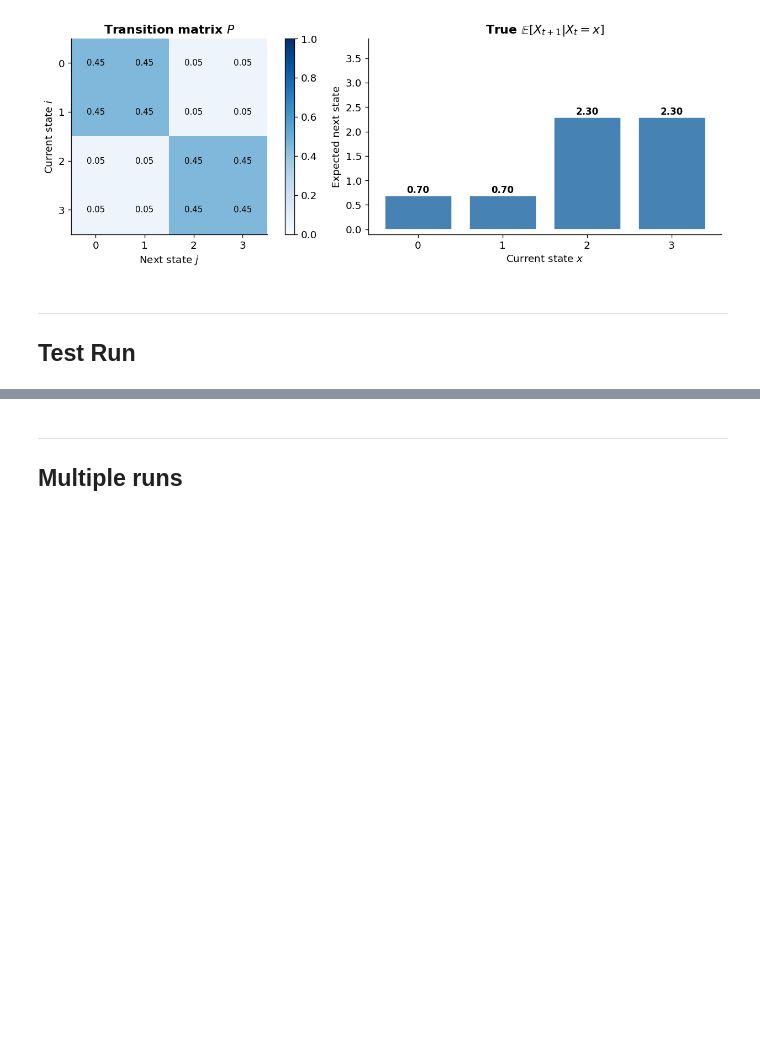
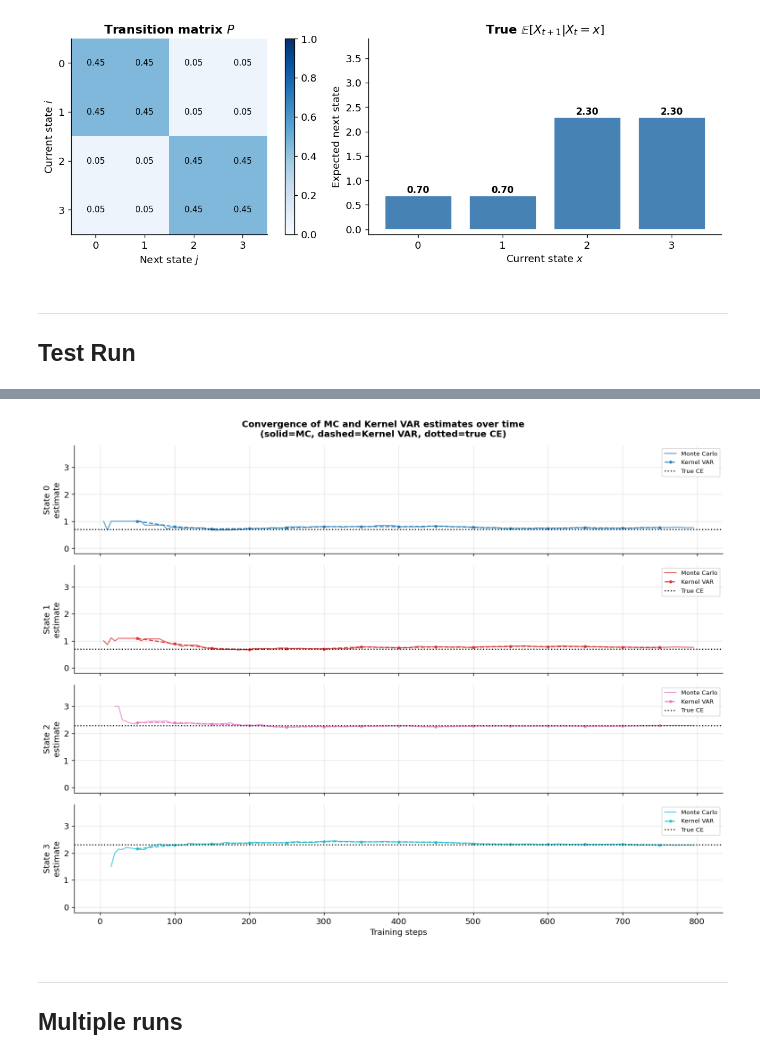
Before and after one commit to inkeaton/SPRL, a Jupyter notebook: main.ipynb, the cells around one changed output, grey strips where cells are left out. Saved outputs shown, nothing was run; the diff lists cells and outputs as text; code cells hidden in the pictures; blank space fills up the shorter version.

```diff
--- a/main.ipynb
+++ b/main.ipynb
@@ -654,3 +654,86 @@ plt.show()
+# %%
+# Convergence of estimates over time
+
+CHECKPOINT_INTERVAL = 50    # recompute Kernel VAR every N steps
+SIGMA_CONV  = best_sigma    # use best params from single run
+LAMBDA_CONV = best_lam
+
+fig, axes = plt.subplots(N_STATES, 1, figsize=(13, 2.5 * N_STATES), sharex=True)
+ce_true = true_conditional_expectation(P_TRUE)
+colors  = plt.cm.tab10(np.linspace(0, 1, N_STATES))
+
+# Monte Carlo running estimates
+mc_counts = np.zeros(N_STATES)
+mc_sums   = np.zeros(N_STATES)
+mc_history = {s: [] for s in range(N_STATES)}   # estimate at each step
+steps      = []
+
+for t in range(len(X_train) - 1):
+    s, s_next     = X_train[t], X_train[t+1]
+    mc_counts[s] += 1
+    mc_sums[s]   += s_next
+    if (t + 1) % 5 == 0:   # record every 5 steps for smoothness
+        steps.append(t + 1)
+        for state in range(N_STATES):
+            if mc_counts[state] > 0:
+                mc_history[state].append(mc_sums[state] / mc_counts[state])
+            else:
+                mc_history[state].append(np.nan)
+
+steps = np.array(steps)
+
+# Kernel VAR estimates at checkpoints
+kvar_checkpoints = []
+kvar_history     = {s: [] for s in range(N_STATES)}
+
+checkpoint_steps = np.arange(
+    CHECKPOINT_INTERVAL,
+    len(X_train),
+    CHECKPOINT_INTERVAL
+)
+
+for cp in checkpoint_steps:
+    X_sub = X_train[:cp]
+    if len(X_sub) < 2:
+        continue
+    kv_cp = KernelVAROneHot(N_STATES, sigma=SIGMA_CONV, lam=LAMBDA_CONV)
+    kv_cp.fit(X_sub)
+    kvar_checkpoints.append(cp)
+    for state in range(N_STATES):
+        kvar_history[state].append(kv_cp.predict(state))
+
+kvar_checkpoints = np.array(kvar_checkpoints)
+
+# Plot
+for state in range(N_STATES):
+    ax = axes[state]
+
+    # Monte Carlo running estimate
+    ax.plot(steps, mc_history[state],
+            color=colors[state], linewidth=1.2, alpha=0.8, label='Monte Carlo')
+
+    # Kernel VAR checkpoints
+    ax.plot(kvar_checkpoints, kvar_history[state],
+            color=colors[state], linewidth=1.5, linestyle='--',
+            marker='o', markersize=3, alpha=0.9, label='Kernel VAR')
+
+    # True conditional expectation
+    ax.axhline(ce_true[state], color='black', linestyle=':',
+               linewidth=1.5, label='True CE')
+
+    ax.set_ylabel(f'State {state}\nestimate')
+    ax.set_ylim(-0.2, N_STATES - 0.2)
+    ax.grid(True, alpha=0.3)
+    ax.legend(fontsize=8, loc='upper right')
+
+axes[-1].set_xlabel('Training steps')
+fig.suptitle('Convergence of MC and Kernel VAR estimates over time\n'
+             '(solid=MC, dashed=Kernel VAR, dotted=true CE)',
+             fontsize=12, fontweight='bold')
+plt.tight_layout()
+plt.show()
+# %% [output]
+[figure, added]
 # %% [markdown]
 ---
 ## Multiple runs
```
Also changed, not shown: parts of 12 cells of this notebook, 1 other file.
